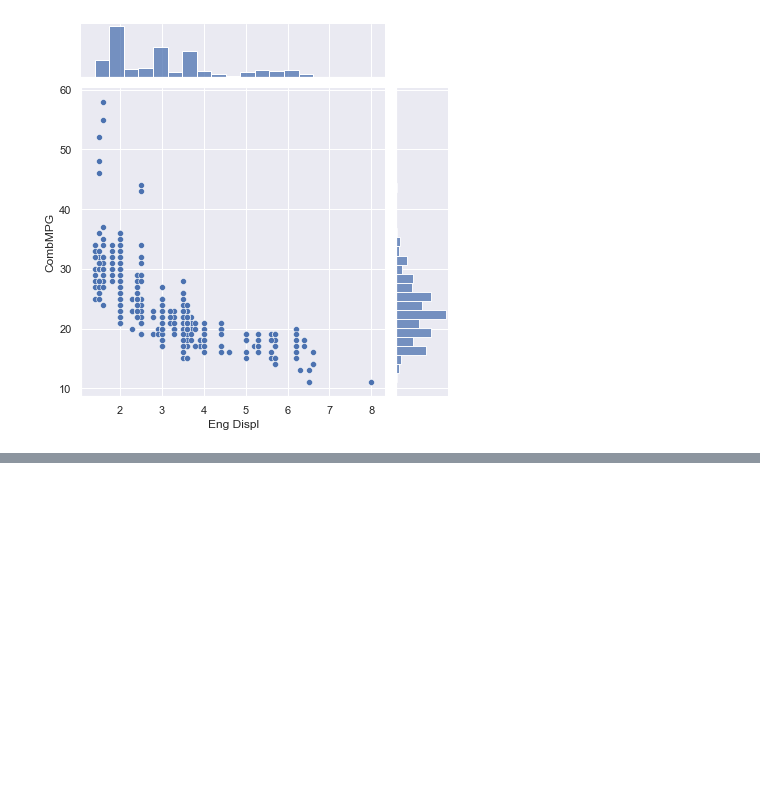
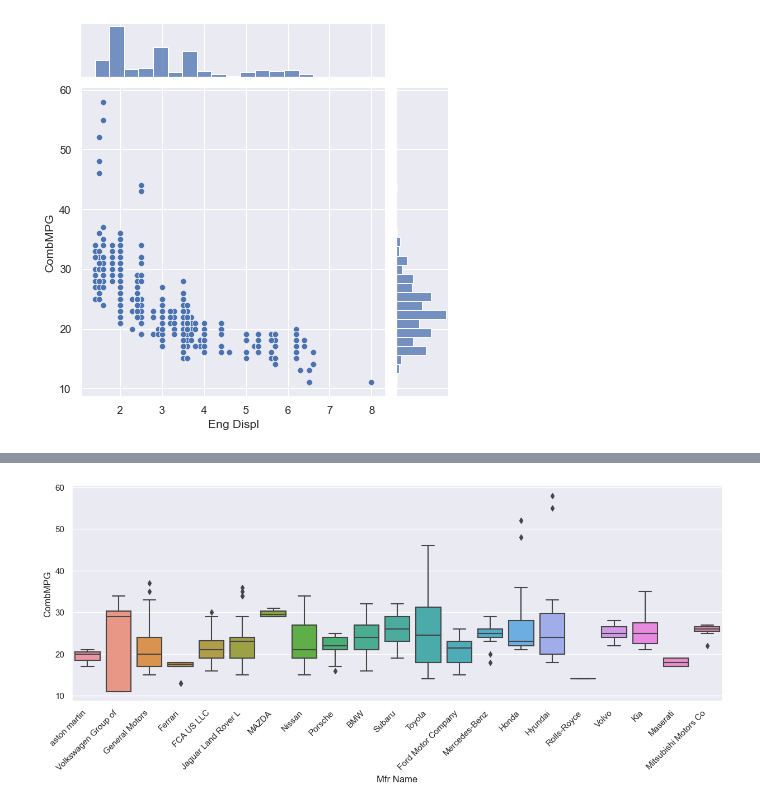
Before and after one commit to Ozxahmed/ML_DS_DL_Udemy_Course, a Jupyter notebook: s2_statistics_probability_refresher.ipynb, the cells around one changed output, grey strips where cells are left out. Saved outputs shown, nothing was run; the diff lists cells and outputs as text; code cells hidden in the pictures; blank space fills up the shorter version.

```diff
--- a/s2_statistics_probability_refresher.ipynb
+++ b/s2_statistics_probability_refresher.ipynb
@@ -620,0 +639,10 @@ Here we can see that the most common engine displacement is around 2 liter, and
+# %%
+sns.set(rc={'figure.figsize':(15,5)})
+
+mfr_mpg_bp = sns.boxplot(data=df, x='Mfr Name', y='CombMPG')
+
+mfr_mpg_bp.set_xticklabels(mfr_mpg_bp.get_xticklabels(), rotation=45, ha='right');
+
+# ha = horizontal alignment (right, center, left)
+# %% [output]
+[figure, added]
```
Also changed, not shown: parts of 16 cells of this notebook.
